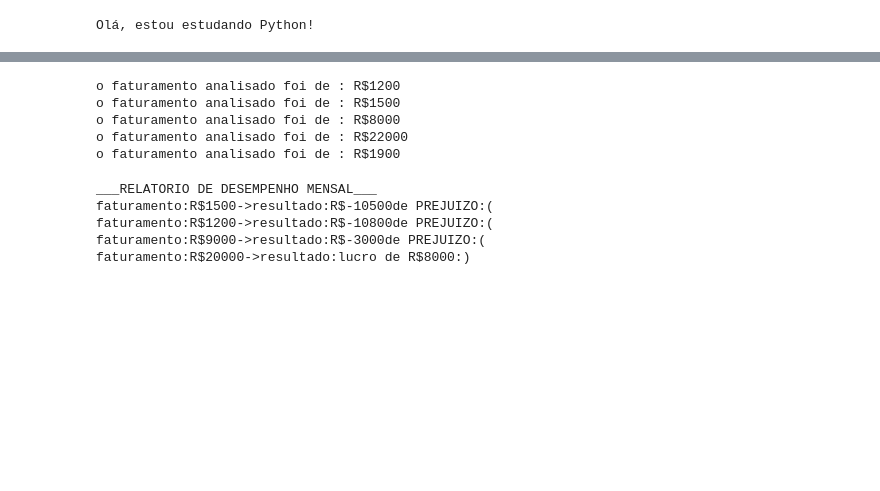
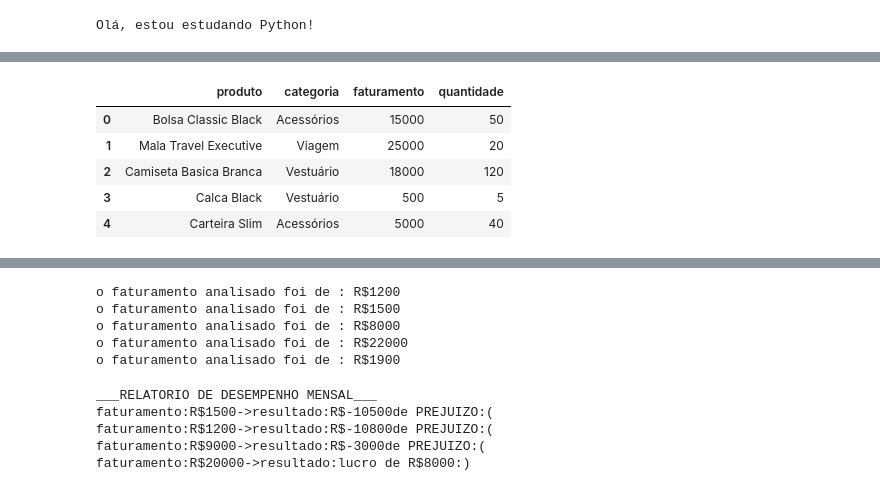
Before and after one commit to custodiopm/Estudo-Python, a Jupyter notebook: getting_started_with_google_colab_ai.ipynb, the cells around one changed output, grey strips where cells are left out. Drawn from its saved outputs; the diff is of its cells as text; code cells hidden in the pictures; blank space fills up the shorter version.

```diff
--- a/getting_started_with_google_colab_ai.ipynb
+++ b/getting_started_with_google_colab_ai.ipynb
@@ -6,0 +73,21 @@ Olá, estou estudando Python!
+# %%
+import pandas as pd
+
+# Novo conjunto de dados expandido
+dados_vendas_v2 = [
+    {"produto": "Bolsa Classic Black", "categoria": "Acessórios", "faturamento": 15000, "quantidade": 50},
+    {"produto": "Mala Travel Executive", "categoria": "Viagem", "faturamento": 25000, "quantidade": 20},
+    {"produto": "Camiseta Basica Branca", "categoria": "Vestuário", "faturamento": 18000, "quantidade": 120},
+    {"produto": "Calca Black", "categoria": "Vestuário", "faturamento": 500, "quantidade": 5},
+    {"produto": "Carteira Slim", "categoria": "Acessórios", "faturamento": 5000, "quantidade": 40}
+]
+
+df_v2 = pd.DataFrame(dados_vendas_v2)
+df_v2
+# %% [output]
+|  | produto | categoria | faturamento | quantidade |
+| 0 | Bolsa Classic Black | Acessórios | 15000 | 50 |
+| 1 | Mala Travel Executive | Viagem | 25000 | 20 |
+| 2 | Camiseta Basica Branca | Vestuário | 18000 | 120 |
+| 3 | Calca Black | Vestuário | 500 | 5 |
+| 4 | Carteira Slim | Acessórios | 5000 | 40 |
```
Also changed, not shown: parts of 6 cells of this notebook.
